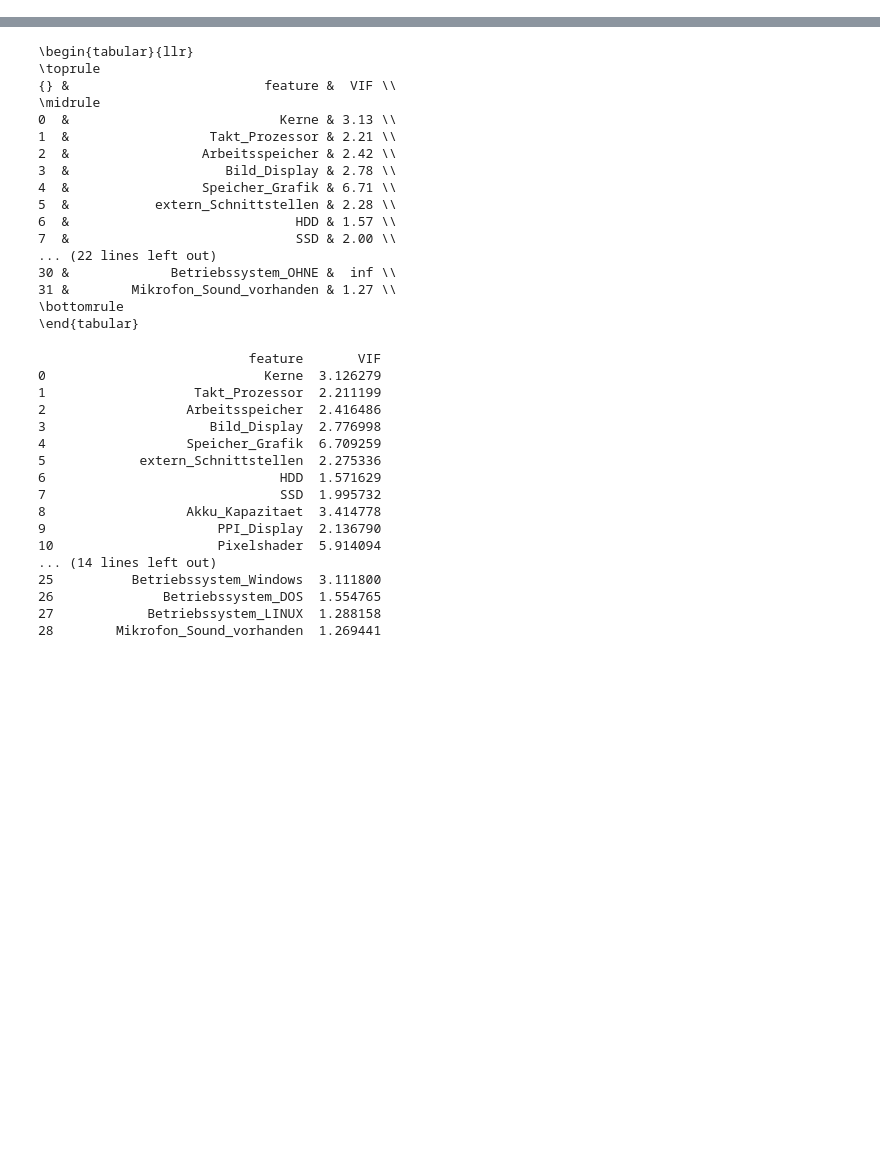
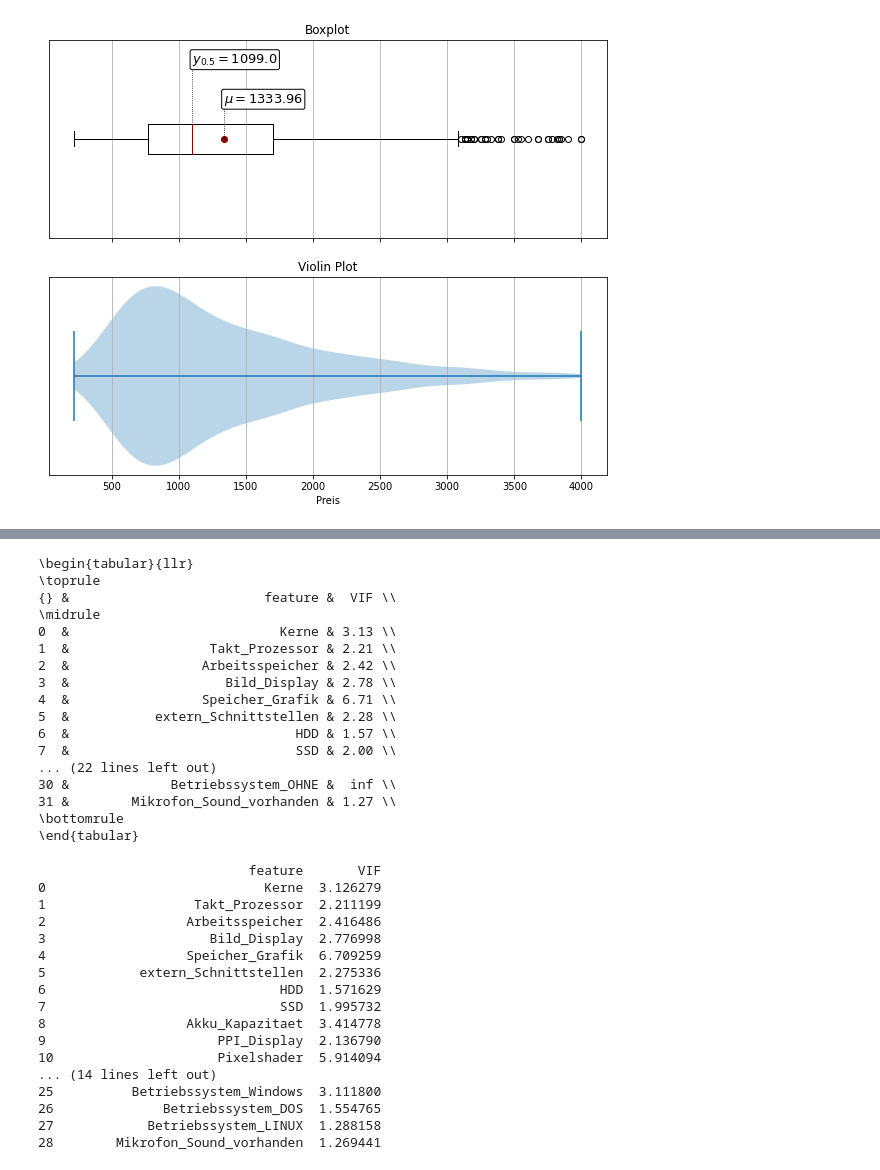
Before and after one commit to Zin9zan9/Stat_Seminar, a Jupyter notebook: ols_prep.ipynb, the cells around one changed output, grey strips where cells are left out. Saved outputs shown, nothing was run; the diff lists cells and outputs as text; code cells hidden in the pictures; blank space fills up the shorter version.

```diff
--- a/ols_prep.ipynb
+++ b/ols_prep.ipynb
@@ -19,3 +19,71 @@ col_names = df_noPrice.columns
 scaler = StandardScaler().fit(df_noPrice.values)
 df_noPrice = scaler.transform(df_noPrice.values)
 df_noPrice = pd.DataFrame(df_noPrice, columns=col_names)
+# %%
+fig, (ax1, ax2) = plt.subplots(nrows=2, ncols=1, figsize=(10, 8), sharex=True)  # Subplots mit gemeinsamer X-Achse erstellen
+
+# Erster Boxplot
+ax1.boxplot(df['Preis'], vert=False, medianprops=dict(color='darkred'))
+ax1.set_title('Boxplot')
+
+# Zweiter Boxplot
+ax2.violinplot(df['Preis'], vert=False)
+ax2.set_title('Violin Plot')
+
+ax1.grid(True, axis='x')
+ax2.grid(True, axis='x')
+
+# Y-Achsenbeschriftung entfernen
+ax1.set_yticklabels([])
+ax2.set_yticklabels([])
+
+# Y-Achsen-Tick-Markierungen entfernen
+ax1.set_yticks([])
+ax2.set_yticks([])
+
+mean=df['Preis'].mean()
+median=df['Preis'].median()
+ax1.scatter(mean, 1, color='darkred', zorder=3)
+
+# Add line conecting mean value and its label
+ax1.plot([mean, mean], [1, 1 + 0.2], ls="dotted", color="black", zorder=3, linewidth=0.8)
+ax1.plot([median, median], [1.085, 1 + 0.4], ls="dotted", color="black", zorder=3, linewidth=0.8)
+
+# Add mean value label.
+ax1.text(
+    mean,
+    1 + 0.20,
+    r"$\mu = $" + str(round(mean, 2)),
+    fontsize=13,
+    va="center",
+    bbox = dict(
+        facecolor="white",
+        edgecolor="black",
+        boxstyle="round",
+        pad=0.15
+    ),
+    zorder=10 # to make sure the line is on top
+)
+
+ax1.text(
+    median,
+    1 + 0.40,
+    r"$y_{0.5} = $" + str(round(median, 2)),
+    fontsize=13,
+    va="center",
+    bbox = dict(
+        facecolor="white",
+        edgecolor="black",
+        boxstyle="round",
+        pad=0.15
+    ),
+    zorder=10 # to make sure the line is on top
+)
+
+# X-Achsenbeschriftung setzen
+plt.xlabel('Preis')
+
+plt.savefig('preis.pdf')
+plt.show()  # Diagramm anzeigen
+# %% [output]
+[figure, added]
```
Also changed, not shown: parts of 2 cells of this notebook, 2 other files.
